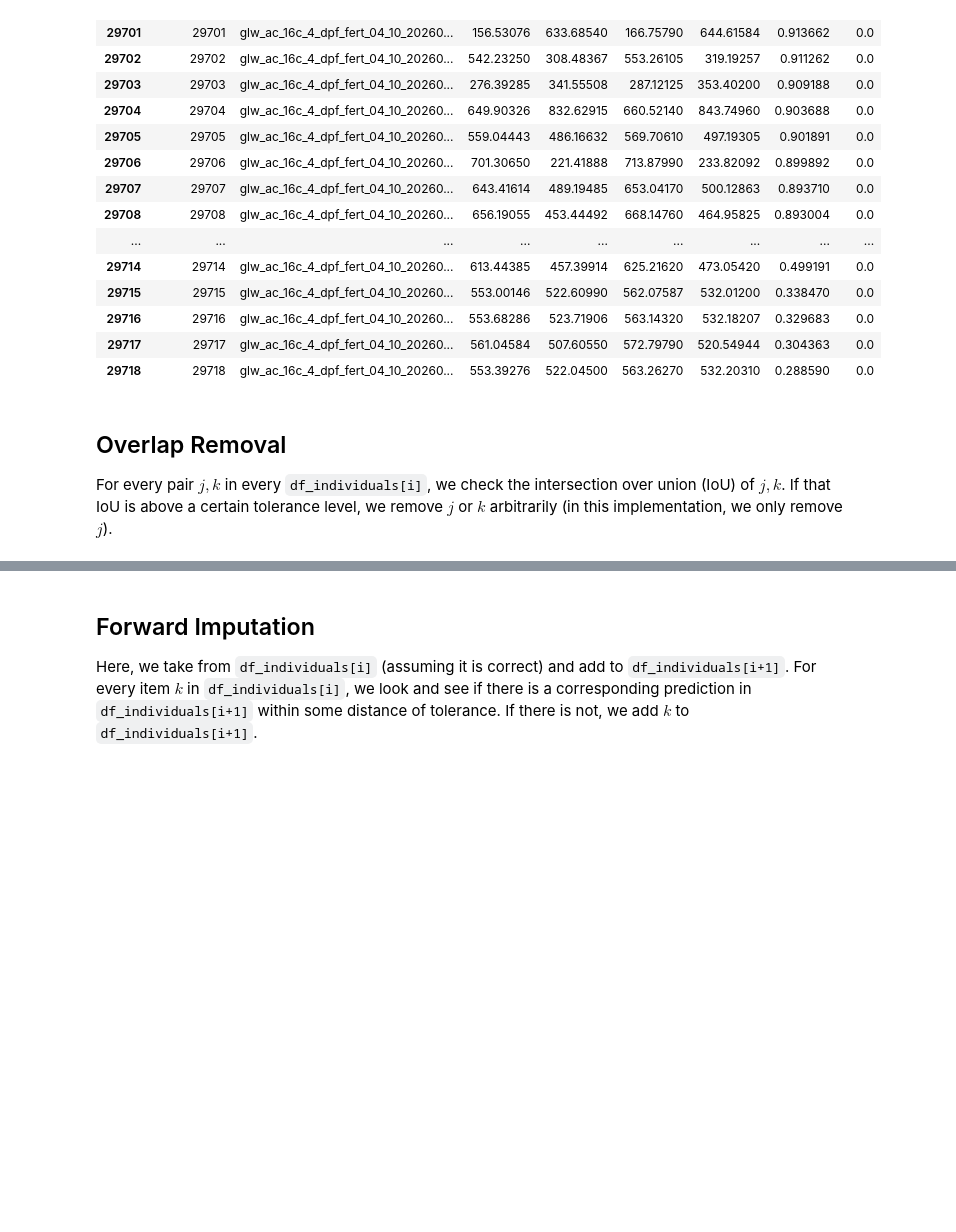
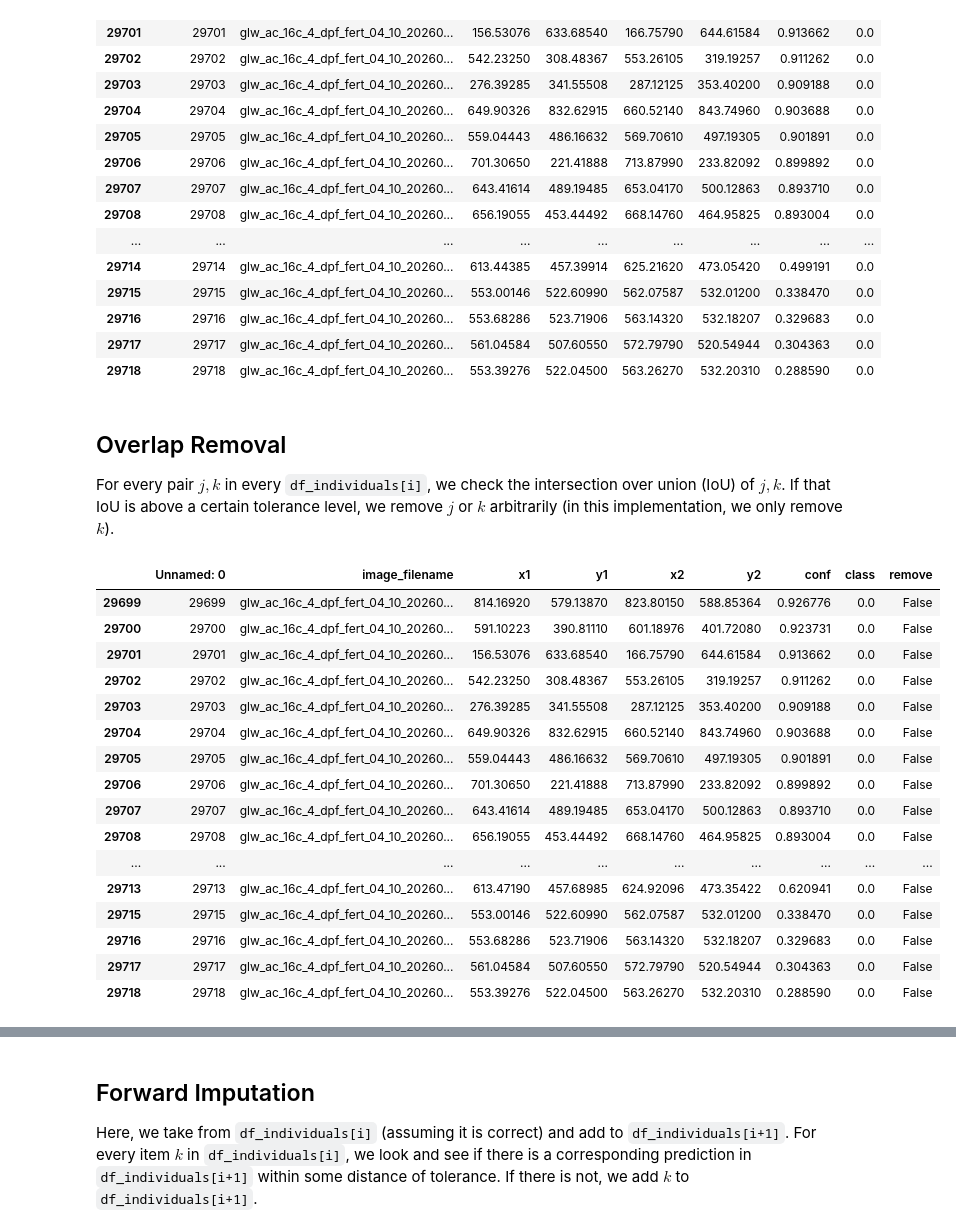
Before and after one commit to jonazhu/nematostellatracking, a Jupyter notebook: experiments/prediction_refinement/initial_refinement.ipynb, the cells around one changed output, grey strips where cells are left out. Saved outputs shown, nothing was run; the diff lists cells and outputs as text; code cells hidden in the pictures; blank space fills up the shorter version.

```diff
--- a/experiments/prediction_refinement/initial_refinement.ipynb
+++ b/experiments/prediction_refinement/initial_refinement.ipynb
@@ -63,7 +66,7 @@ df_individuals[0]
 | 29718 | 29718 | glw_ac_16c_4_dpf_fert_04_10_20260... | 553.39276 | 522.04500 | 563.26270 | 532.20310 | 0.288590 | 0.0 |
 # %% [markdown]
 ## Overlap Removal
-For every pair $j, k$ in every `df_individuals[i]`, we check the intersection over union (IoU) of $j, k$. If that IoU is above a certain tolerance level, we remove $j$ or $k$ arbitrarily (in this implementation, we only remove $j$).
+For every pair $j, k$ in every `df_individuals[i]`, we check the intersection over union (IoU) of $j, k$. If that IoU is above a certain tolerance level, we remove $j$ or $k$ arbitrarily (in this implementation, we only remove $k$).
 # %%
 """Intersection over Union for two boxes given in the form of arrays [x1, y1, x2, y2]."""
 def iou(a, b):
@@ -99,0 +103,20 @@ def remove_overlap(df, tolerance = 0.8):
+# %%
+remove_overlap(df_individuals[0], 0.9)
+# %% [output]
+|  | Unnamed: 0 | image_filename | x1 | y1 | x2 | y2 | conf | class | remove |
+| 29699 | 29699 | glw_ac_16c_4_dpf_fert_04_10_20260... | 814.16920 | 579.13870 | 823.80150 | 588.85364 | 0.926776 | 0.0 | False |
+| 29700 | 29700 | glw_ac_16c_4_dpf_fert_04_10_20260... | 591.10223 | 390.81110 | 601.18976 | 401.72080 | 0.923731 | 0.0 | False |
+| 29701 | 29701 | glw_ac_16c_4_dpf_fert_04_10_20260... | 156.53076 | 633.68540 | 166.75790 | 644.61584 | 0.913662 | 0.0 | False |
+| 29702 | 29702 | glw_ac_16c_4_dpf_fert_04_10_20260... | 542.23250 | 308.48367 | 553.26105 | 319.19257 | 0.911262 | 0.0 | False |
+| 29703 | 29703 | glw_ac_16c_4_dpf_fert_04_10_20260... | 276.39285 | 341.55508 | 287.12125 | 353.40200 | 0.909188 | 0.0 | False |
+| 29704 | 29704 | glw_ac_16c_4_dpf_fert_04_10_20260... | 649.90326 | 832.62915 | 660.52140 | 843.74960 | 0.903688 | 0.0 | False |
+| 29705 | 29705 | glw_ac_16c_4_dpf_fert_04_10_20260... | 559.04443 | 486.16632 | 569.70610 | 497.19305 | 0.901891 | 0.0 | False |
+| 29706 | 29706 | glw_ac_16c_4_dpf_fert_04_10_20260... | 701.30650 | 221.41888 | 713.87990 | 233.82092 | 0.899892 | 0.0 | False |
+| 29707 | 29707 | glw_ac_16c_4_dpf_fert_04_10_20260... | 643.41614 | 489.19485 | 653.04170 | 500.12863 | 0.893710 | 0.0 | False |
+| 29708 | 29708 | glw_ac_16c_4_dpf_fert_04_10_20260... | 656.19055 | 453.44492 | 668.14760 | 464.95825 | 0.893004 | 0.0 | False |
+| ... | ... | ... | ... | ... | ... | ... | ... | ... | ... |
+| 29713 | 29713 | glw_ac_16c_4_dpf_fert_04_10_20260... | 613.47190 | 457.68985 | 624.92096 | 473.35422 | 0.620941 | 0.0 | False |
+| 29715 | 29715 | glw_ac_16c_4_dpf_fert_04_10_20260... | 553.00146 | 522.60990 | 562.07587 | 532.01200 | 0.338470 | 0.0 | False |
+| 29716 | 29716 | glw_ac_16c_4_dpf_fert_04_10_20260... | 553.68286 | 523.71906 | 563.14320 | 532.18207 | 0.329683 | 0.0 | False |
+| 29717 | 29717 | glw_ac_16c_4_dpf_fert_04_10_20260... | 561.04584 | 507.60550 | 572.79790 | 520.54944 | 0.304363 | 0.0 | False |
+| 29718 | 29718 | glw_ac_16c_4_dpf_fert_04_10_20260... | 553.39276 | 522.04500 | 563.26270 | 532.20310 | 0.288590 | 0.0 | False |
```
Also changed, not shown: parts of 3 cells of this notebook, 1 other file.
